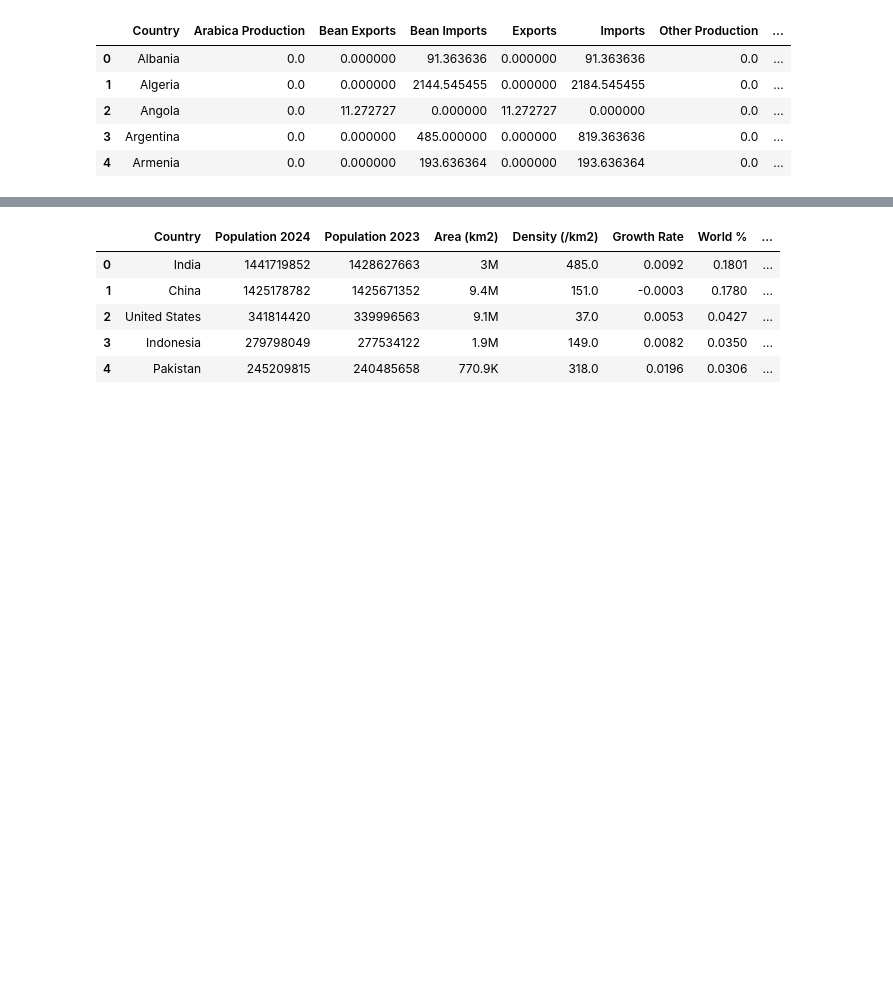
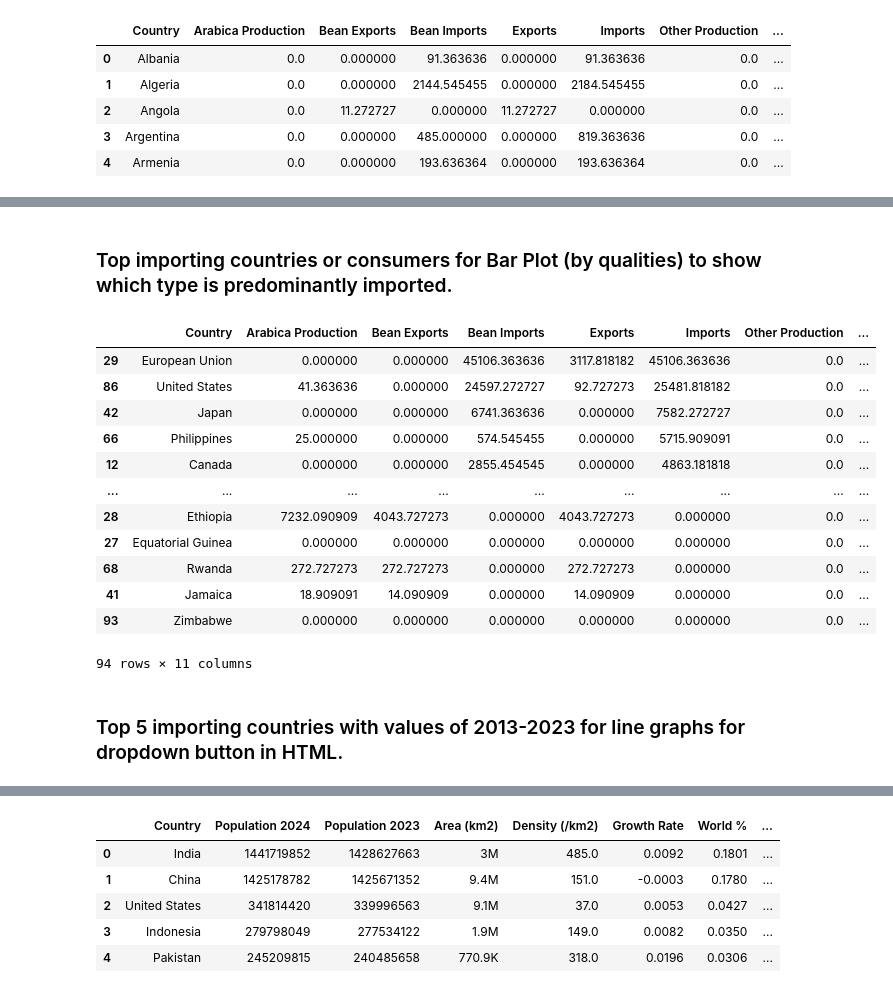
Before and after one commit to coopachupa/Project-3-, a Jupyter notebook: Nurmaa (NKD)/Cleaning and analysis.ipynb, the cells around one changed output, grey strips where cells are left out. Saved outputs shown, nothing was run; the diff lists cells and outputs as text; code cells hidden in the pictures; blank space fills up the shorter version.

```diff
--- a/Nurmaa (NKD)/Cleaning and analysis.ipynb
+++ b/Nurmaa (NKD)/Cleaning and analysis.ipynb
@@ -194,0 +230,20 @@ stats_grouped_dropped_df.head()
+# %% [markdown]
+### Top importing countries or consumers for Bar Plot (by qualities) to show which type is predominantly imported.
+# %%
+stats_grouped_dropped_df.sort_values(by = ['Imports'], ascending = False)
+# %% [output]
+|  | Country | Arabica Production | Bean Exports | Bean Imports | Exports | Imports | Other Production | ... |
+| 29 | European Union | 0.000000 | 0.000000 | 45106.363636 | 3117.818182 | 45106.363636 | 0.0 | ... |
+| 86 | United States | 41.363636 | 0.000000 | 24597.272727 | 92.727273 | 25481.818182 | 0.0 | ... |
+| 42 | Japan | 0.000000 | 0.000000 | 6741.363636 | 0.000000 | 7582.272727 | 0.0 | ... |
+| 66 | Philippines | 25.000000 | 0.000000 | 574.545455 | 0.000000 | 5715.909091 | 0.0 | ... |
+| 12 | Canada | 0.000000 | 0.000000 | 2855.454545 | 0.000000 | 4863.181818 | 0.0 | ... |
+| ... | ... | ... | ... | ... | ... | ... | ... | ... |
+| 28 | Ethiopia | 7232.090909 | 4043.727273 | 0.000000 | 4043.727273 | 0.000000 | 0.0 | ... |
+| 27 | Equatorial Guinea | 0.000000 | 0.000000 | 0.000000 | 0.000000 | 0.000000 | 0.0 | ... |
+| 68 | Rwanda | 272.727273 | 272.727273 | 0.000000 | 272.727273 | 0.000000 | 0.0 | ... |
+| 41 | Jamaica | 18.909091 | 14.090909 | 0.000000 | 14.090909 | 0.000000 | 0.0 | ... |
+| 93 | Zimbabwe | 0.000000 | 0.000000 | 0.000000 | 0.000000 | 0.000000 | 0.0 | ... |
+94 rows × 11 columns
+# %% [markdown]
+### Top 5 importing countries with values of 2013-2023 for line graphs for dropdown button in HTML.
```
Also changed, not shown: parts of 27 cells of this notebook, 5 other files.
